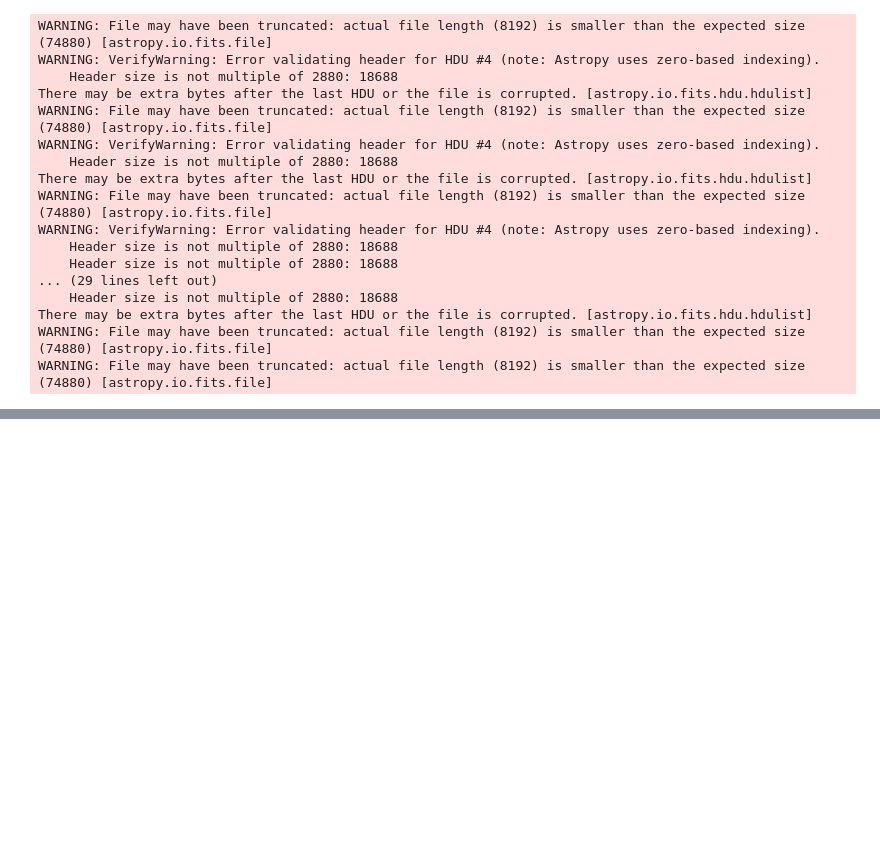
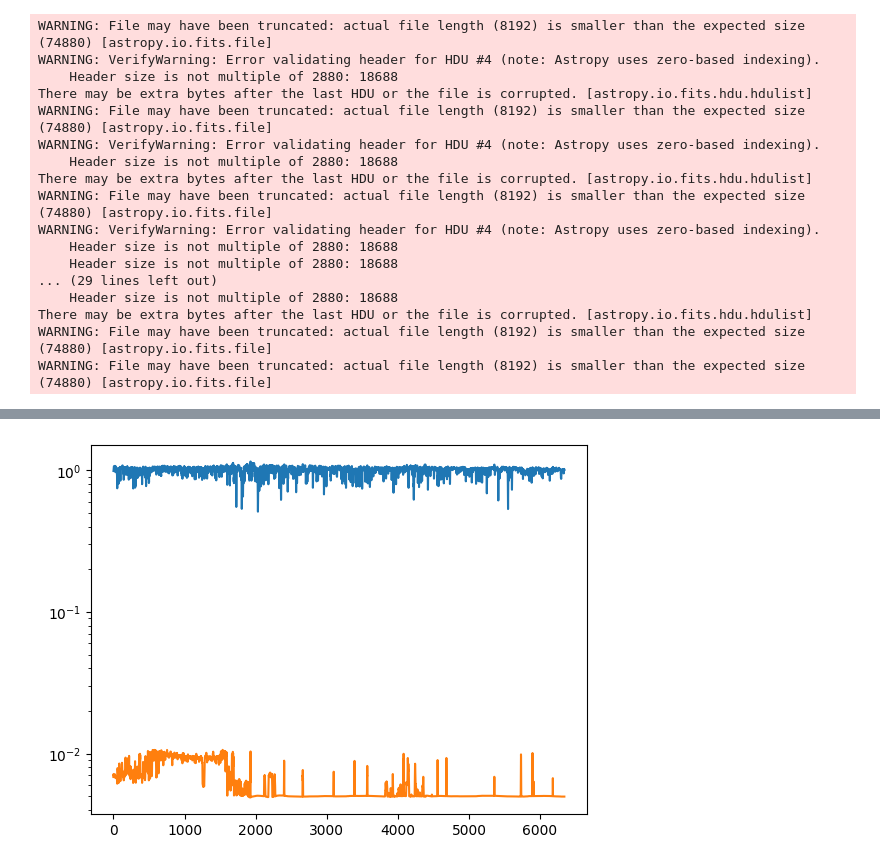
Before and after one commit to jiadonglee/aspgap, a Jupyter notebook: notebook/download_apogee.ipynb, the cells around one changed output, grey strips where cells are left out. Cells and saved outputs as stored; diff of their text form; code cells hidden in the pictures; blank space fills up the shorter version.

```diff
--- a/notebook/download_apogee.ipynb
+++ b/notebook/download_apogee.ipynb
@@ -213,0 +268,13 @@ result
+# %%
+snr = flux_arr * flux_err_arr**-1
+ind = snr>100
+
+plt.plot(flux_arr[0][ind[0]])
+plt.plot(flux_err_arr[0][ind[0]])
+plt.yscale('log')
+# %%
+plt.plot(flux_arr[0][ind[0]])
+plt.plot(flux_err_arr[0][ind[0]])
+plt.yscale('log')
+# %% [output]
+[figure, added]
```
Also changed, not shown: parts of 21 cells of this notebook, 14 other files.
